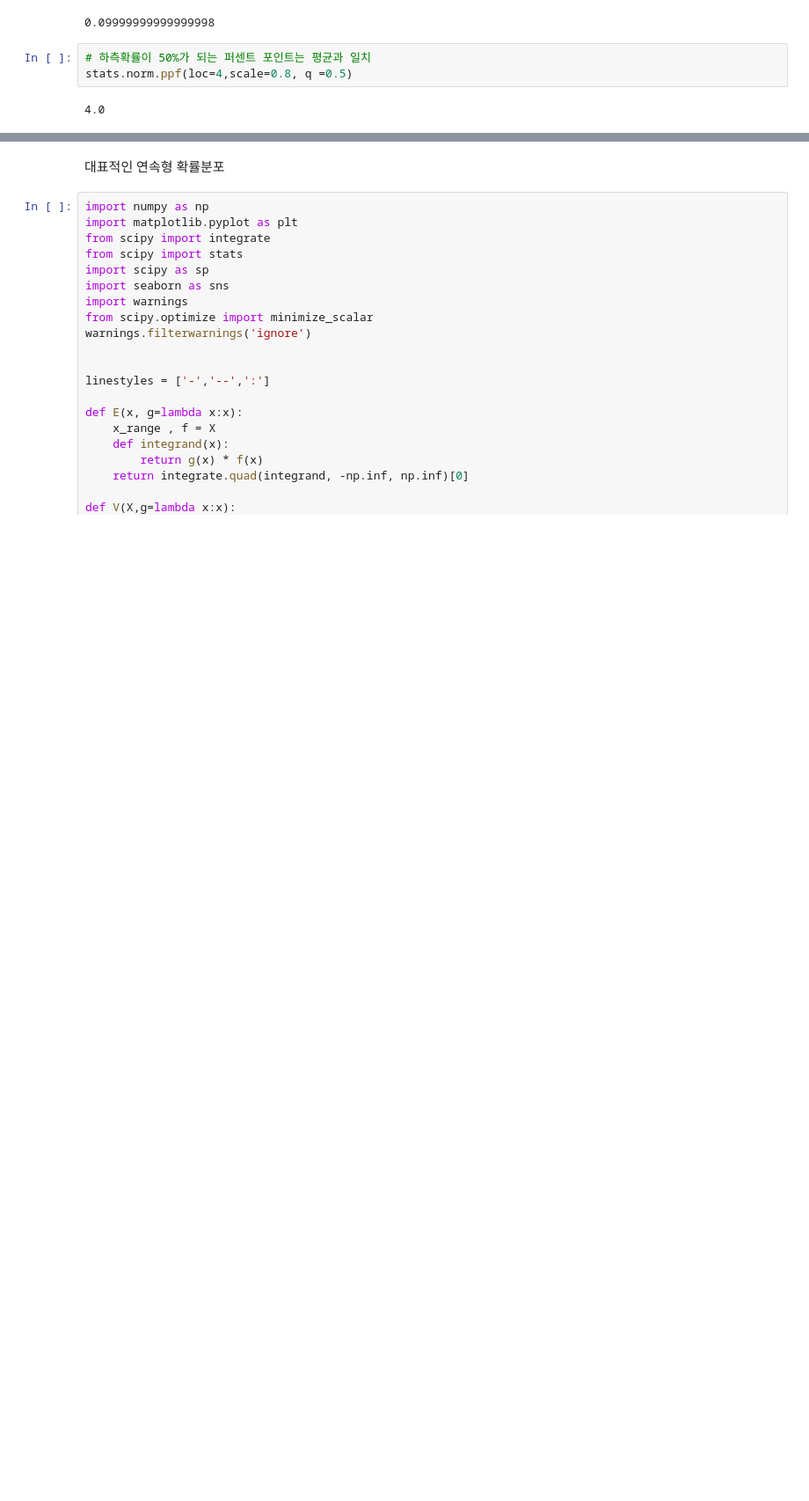
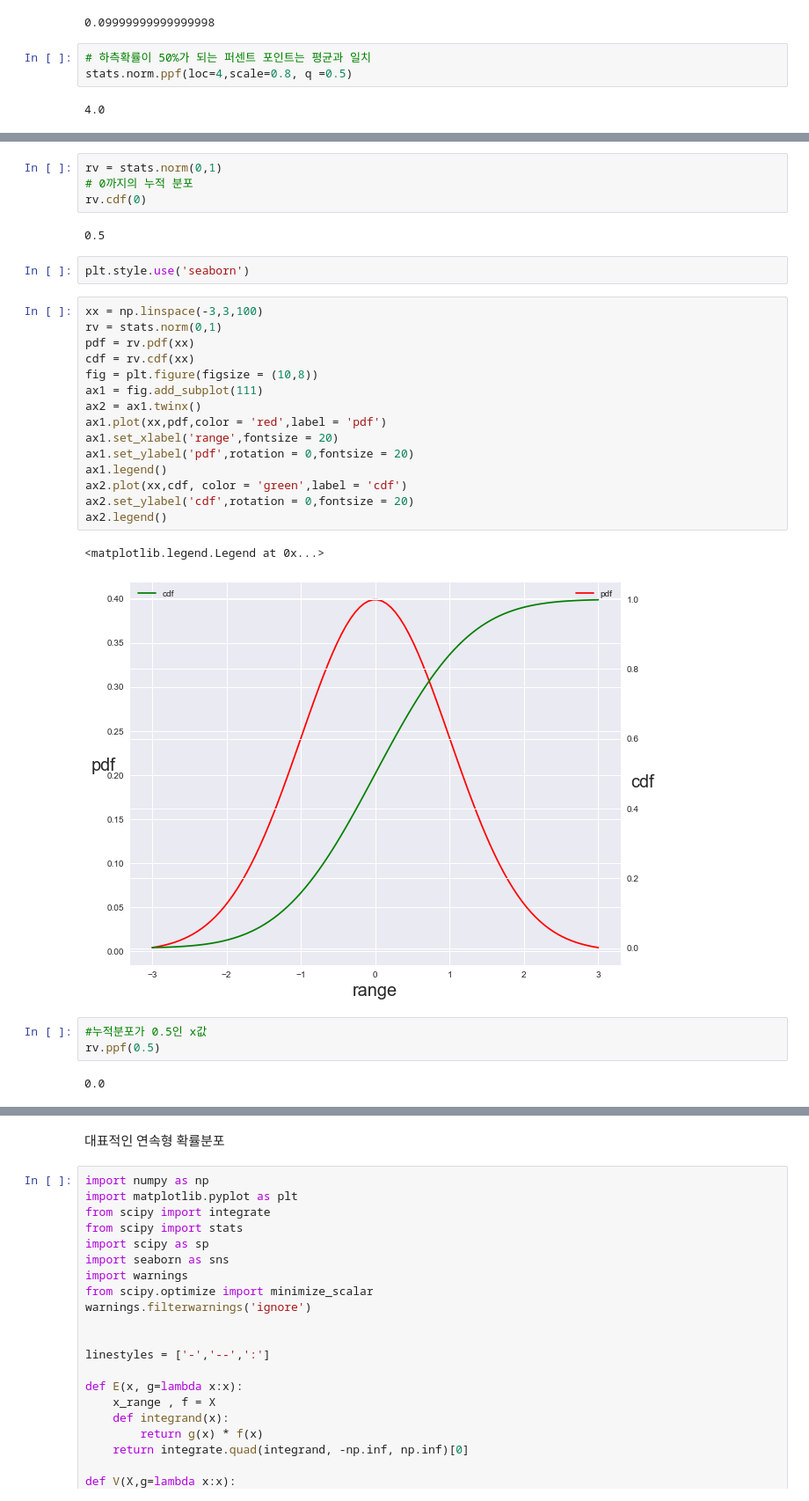
Before and after one commit to leedaedoo2/-cakd5, a Jupyter notebook: m3_통계/stat_3.ipynb, the cells around one changed output, grey strips where cells are left out. Shown at 88% size. Drawn from its saved outputs; the diff is of its cells as text; blank space fills up the shorter version.

```diff
--- a/m3_통계/stat_3.ipynb
+++ b/m3_통계/stat_3.ipynb
@@ -794,0 +795,31 @@ ax.plot(x_plot,cdf)
+# %%
+rv = stats.norm(0,1)
+# 0까지의 누적 분포
+rv.cdf(0)
+# %% [output]
+0.5
+# %%
+plt.style.use('seaborn')
+# %%
+xx = np.linspace(-3,3,100)
+rv = stats.norm(0,1)
+pdf = rv.pdf(xx)
+cdf = rv.cdf(xx)
+fig = plt.figure(figsize = (10,8))
+ax1 = fig.add_subplot(111)
+ax2 = ax1.twinx()
+ax1.plot(xx,pdf,color = 'red',label = 'pdf')
+ax1.set_xlabel('range',fontsize = 20)
+ax1.set_ylabel('pdf',rotation = 0,fontsize = 20)
+ax1.legend()
+ax2.plot(xx,cdf, color = 'green',label = 'cdf')
+ax2.set_ylabel('cdf',rotation = 0,fontsize = 20)
+ax2.legend()
+# %% [output]
+<matplotlib.legend.Legend at 0x...>
+[figure, added]
+# %%
+#누적분포가 0.5인 x값
+rv.ppf(0.5)
+# %% [output]
+0.0
```
Also changed, not shown: parts of 43 cells of this notebook, 2 other files.
